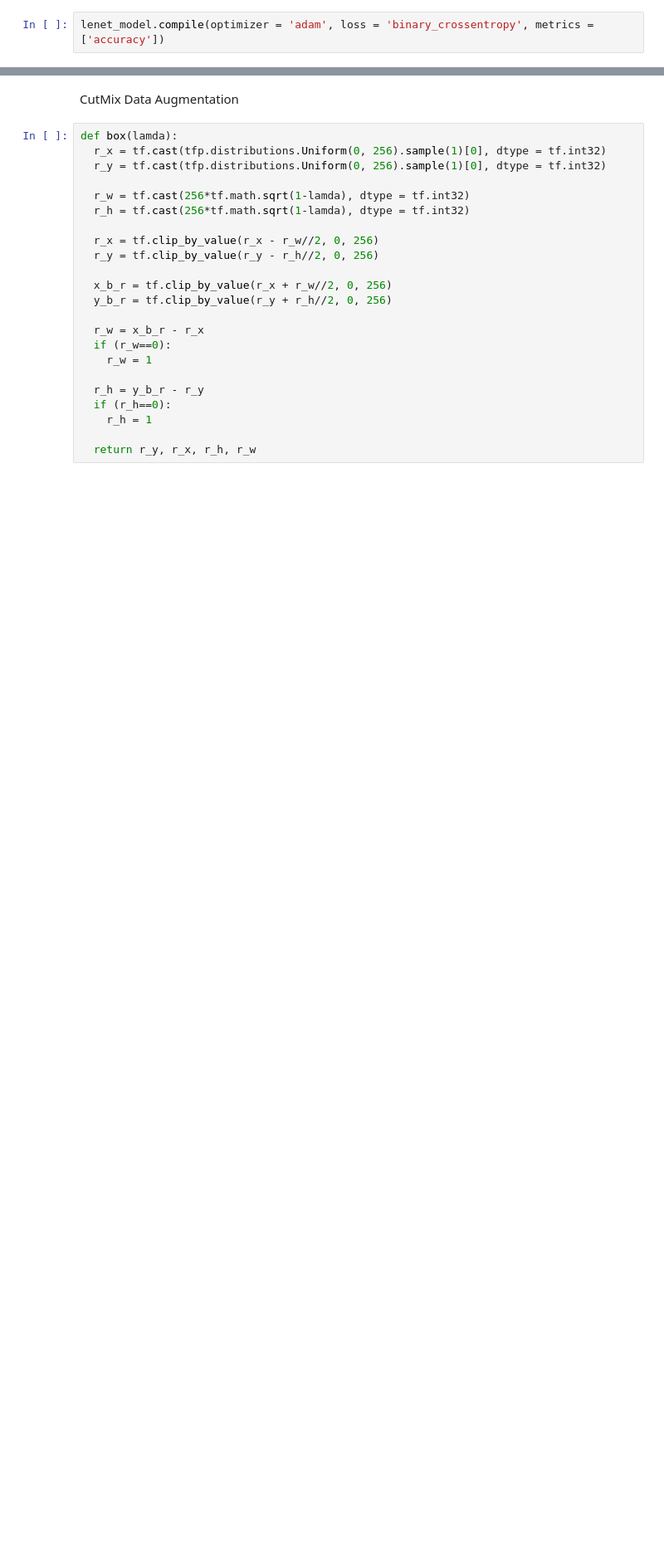
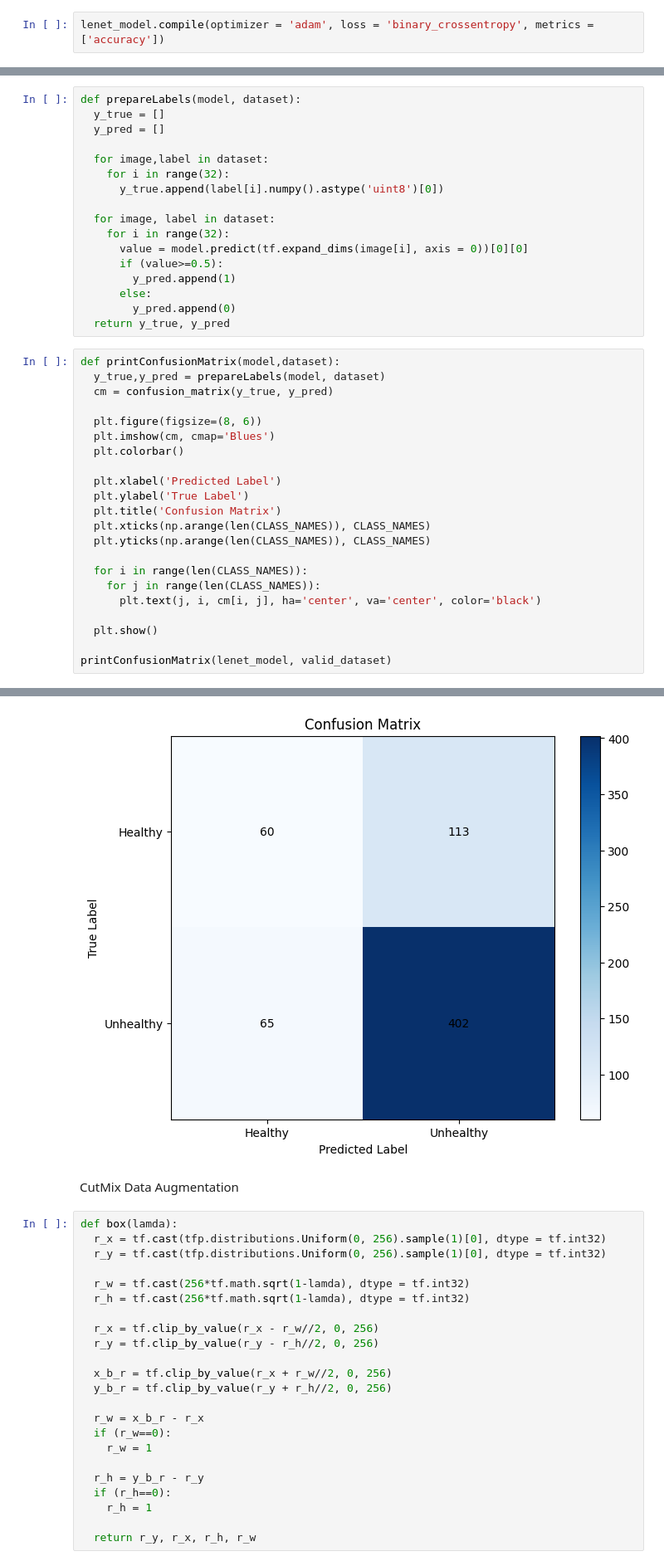
Before and after one commit to arjo31/PCOS-Image-Classification, a Jupyter notebook: Pcos.ipynb, the cells around one changed output, grey strips where cells are left out. Shown at 83% size. Drawn from its saved outputs; the diff is of its cells as text; blank space fills up the shorter version.

```diff
--- a/Pcos.ipynb
+++ b/Pcos.ipynb
@@ -211,0 +245,40 @@ plt.show()
+# %%
+def prepareLabels(model, dataset):
+  y_true = []
+  y_pred = []
+
+  for image,label in dataset:
+    for i in range(32):
+      y_true.append(label[i].numpy().astype('uint8')[0])
+
+  for image, label in dataset:
+    for i in range(32):
+      value = model.predict(tf.expand_dims(image[i], axis = 0))[0][0]
+      if (value>=0.5):
+        y_pred.append(1)
+      else:
+        y_pred.append(0)
+  return y_true, y_pred
+# %%
+def printConfusionMatrix(model,dataset):
+  y_true,y_pred = prepareLabels(model, dataset)
+  cm = confusion_matrix(y_true, y_pred)
+
+  plt.figure(figsize=(8, 6))
+  plt.imshow(cm, cmap='Blues')
+  plt.colorbar()
+
+  plt.xlabel('Predicted Label')
+  plt.ylabel('True Label')
+  plt.title('Confusion Matrix')
+  plt.xticks(np.arange(len(CLASS_NAMES)), CLASS_NAMES)
+  plt.yticks(np.arange(len(CLASS_NAMES)), CLASS_NAMES)
+
+  for i in range(len(CLASS_NAMES)):
+    for j in range(len(CLASS_NAMES)):
+      plt.text(j, i, cm[i, j], ha='center', va='center', color='black')
+
+  plt.show()
+
+printConfusionMatrix(lenet_model, valid_dataset)
+# %% [output]
@@ -212,3 +302,4 @@ plt.show()
+[figure, added]
 # %% [markdown]
 CutMix Data Augmentation
 # %%
```
Also changed, not shown: parts of 27 cells of this notebook.
